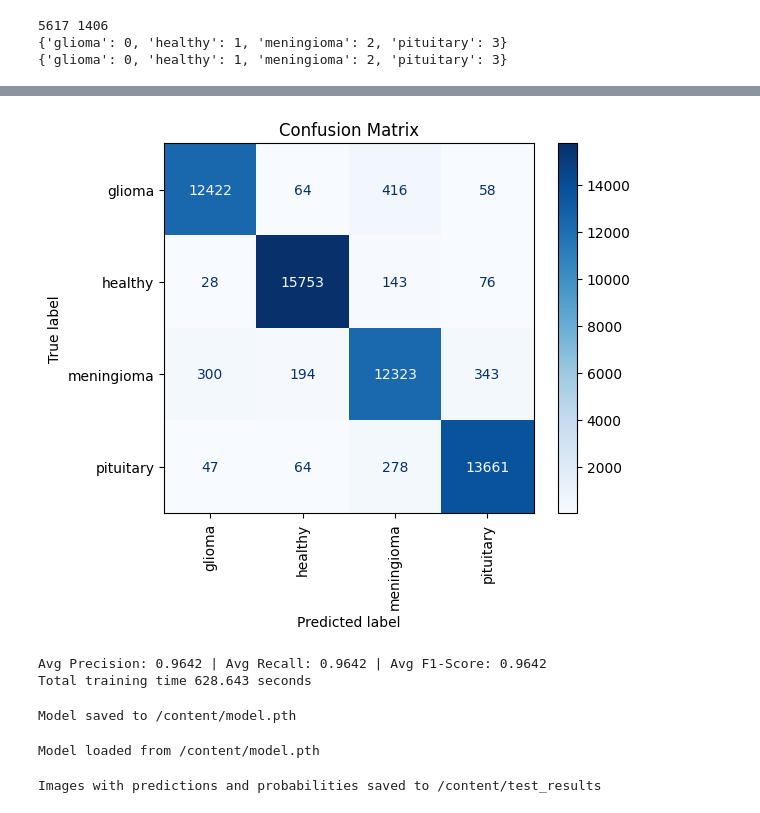
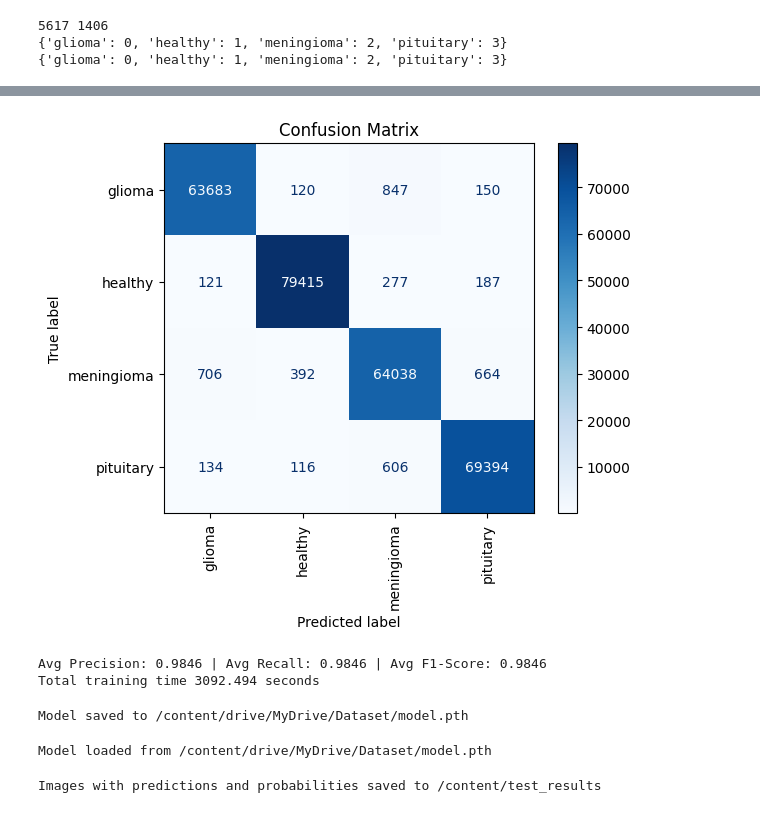
Before and after one commit to AryamanKaprekar/Practice_Collection, a Jupyter notebook: merged.ipynb, the cells around one changed output, grey strips where cells are left out. Saved outputs shown, nothing was run; the diff lists cells and outputs as text; code cells hidden in the pictures.

Commit message:
50 epoch update

```diff
--- a/merged.ipynb
+++ b/merged.ipynb
@@ -96,8 +98,8 @@ test_dataloader=torch.utils.data.DataLoader(test_data, batch_size=32, shuffle=Tr
 {'glioma': 0, 'healthy': 1, 'meningioma': 2, 'pituitary': 3}
 {'glioma': 0, 'healthy': 1, 'meningioma': 2, 'pituitary': 3}
 # %%
-# Define TinyVGG as per your structure
-class TinyVGG(nn.Module):
+# Define cnn model as per your structure
+class cnnmodel(nn.Module):
     def __init__(self, input_shape: int, hidden_units: int, output_shape: int) -> None:
         super().__init__()
         self.conv_block_1 = nn.Sequential(
@@ -134,8 +136,8 @@ class HybridModel(nn.Module):
         self.resnet = models.resnet18(pretrained=True)
         self.resnet = nn.Sequential(*list(self.resnet.children())[:-2])  # Remove FC and avgpool layers
 
-        # Initialize TinyVGG with matching input channels and output shape
-        self.tinyvgg = TinyVGG(input_shape=512, hidden_units=128, output_shape=output_shape)
+        # Initialize cnn model with matching input channels and output shape
+        self.cnnmodel = cnnmodel(input_shape=512, hidden_units=128, output_shape=output_shape)
 
     def forward(self, x):
         # Extract features with ResNet-18
@@ -144,8 +146,8 @@ class HybridModel(nn.Module):
         # Interpolate to 64x64 to fit TinyVGG’s input requirements
         x = F.interpolate(x, size=(64, 64), mode='bilinear', align_corners=False)
 
-        # Pass through TinyVGG for the final classification
-        x = self.tinyvgg(x)
+        # Pass through cnn model for the final classification
+        x = self.cnnmodel(x)
 
         return x
 
@@ -155,15 +159,11 @@ model = HybridModel(output_shape=output_shape).to(device)
 # %%
-
+from tqdm.auto import tqdm
 def train(model: torch.nn.Module,
           train_dataloader: torch.utils.data.DataLoader,
           optimizer: torch.optim.Optimizer,
           loss_fn: torch.nn.Module,
           class_names: list[str],
           epochs: int):
-    """
-    Training loop for a PyTorch model with metrics (precision, recall, F1-score, confusion matrix)
-    calculated only after all epochs.
-    """
     results = {"train_loss": [], "train_acc": []}
     all_preds, all_labels = [], []
 
@@ -233,7 +233,7 @@ train_results = train(model=model,
                       optimizer=optimizer,
                       loss_fn=loss_fn,
                       class_names=class_names,
-                      epochs=10)
+                      epochs=50)
 end_time=timer()
 print(f"Total training time {end_time - start_time:.3f} seconds")
 # %% [output]
@@ -250,18 +255,18 @@ Epoch 10/10 | Train Loss: 0.0360 | Train Acc: 0.9897
 
 Evaluating on training data after last epoch...
-[figure, old version]
+[figure, new version]
-Avg Precision: 0.9642 | Avg Recall: 0.9642 | Avg F1-Score: 0.9642
-Total training time 628.643 seconds
+Avg Precision: 0.9846 | Avg Recall: 0.9846 | Avg F1-Score: 0.9846
+Total training time 3092.494 seconds
 # %%
 def save_model(model: torch.nn.Module, path: str):
     torch.save(model.state_dict(), path)
     print(f"Model saved to {path}")
 
 # Example usage
-model_save_path = "/content/model.pth"
+model_save_path = "/content/drive/MyDrive/Dataset/model.pth"
 save_model(model, model_save_path)
 # %% [output]
-Model saved to /content/model.pth
+Model saved to /content/drive/MyDrive/Dataset/model.pth
 # %%
 from PIL import Image
 import numpy as np
@@ -270,9 +275,9 @@ def load_model(model: torch.nn.Module, path: str, device="cpu"):
     model.to(device)
     print(f"Model loaded from {path}")
     return model
-
+model_load_path = "/content/drive/MyDrive/Dataset/model.pth"
 # Example usage
-loaded_model = load_model(model, model_save_path, device=device)
+loaded_model = load_model(model, model_load_path, device=device)
 def test_and_save_images(model: torch.nn.Module,
                          dataloader: torch.utils.data.DataLoader,
                          output_folder: str,
@@ -317,7 +322,7 @@ def test_and_save_images(model: torch.nn.Module,
 
     print(f"Images with predictions and probabilities saved to {output_folder}")
 # %% [output]
-Model loaded from /content/model.pth
+Model loaded from /content/drive/MyDrive/Dataset/model.pth
 # %%
 output_folder = "/content/test_results"  # Folder where images will be saved
 class_names = train_data.classes  # Assuming this is your class names
```
Also changed, not shown: parts of 3 cells of this notebook.
